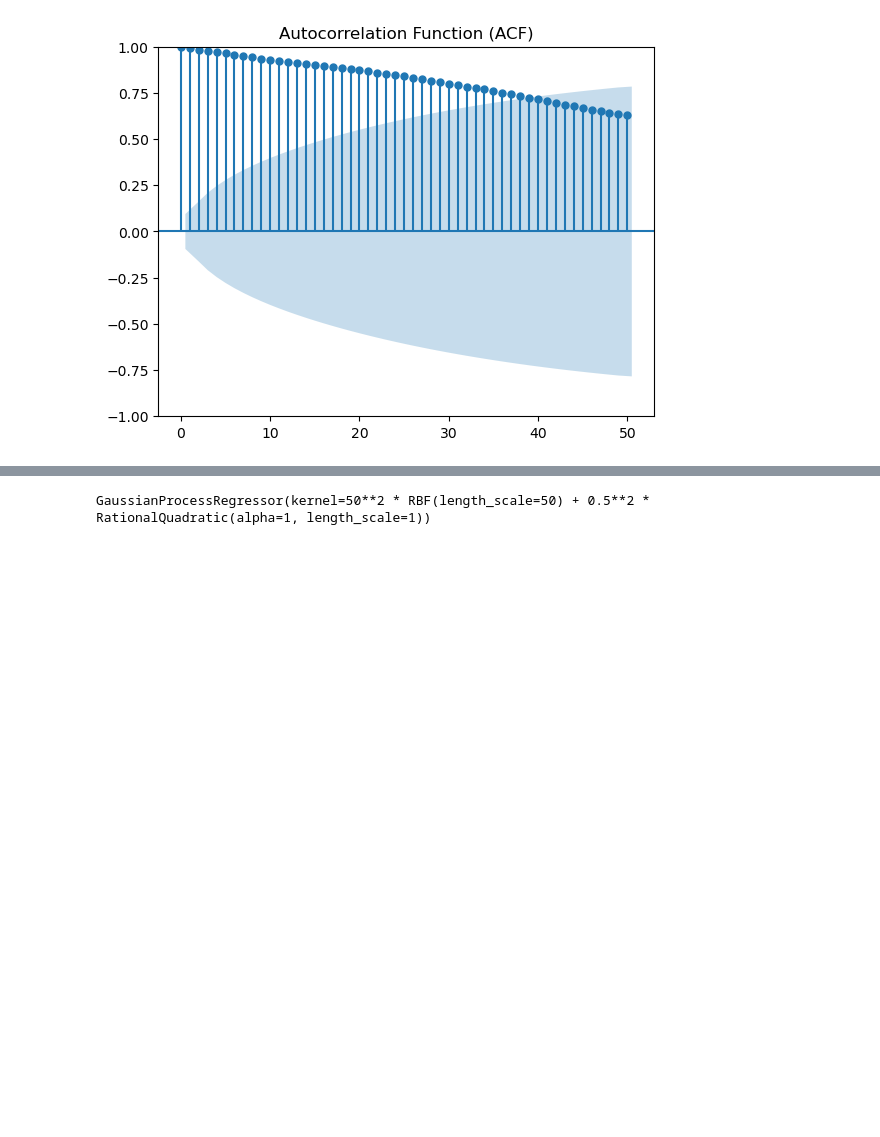
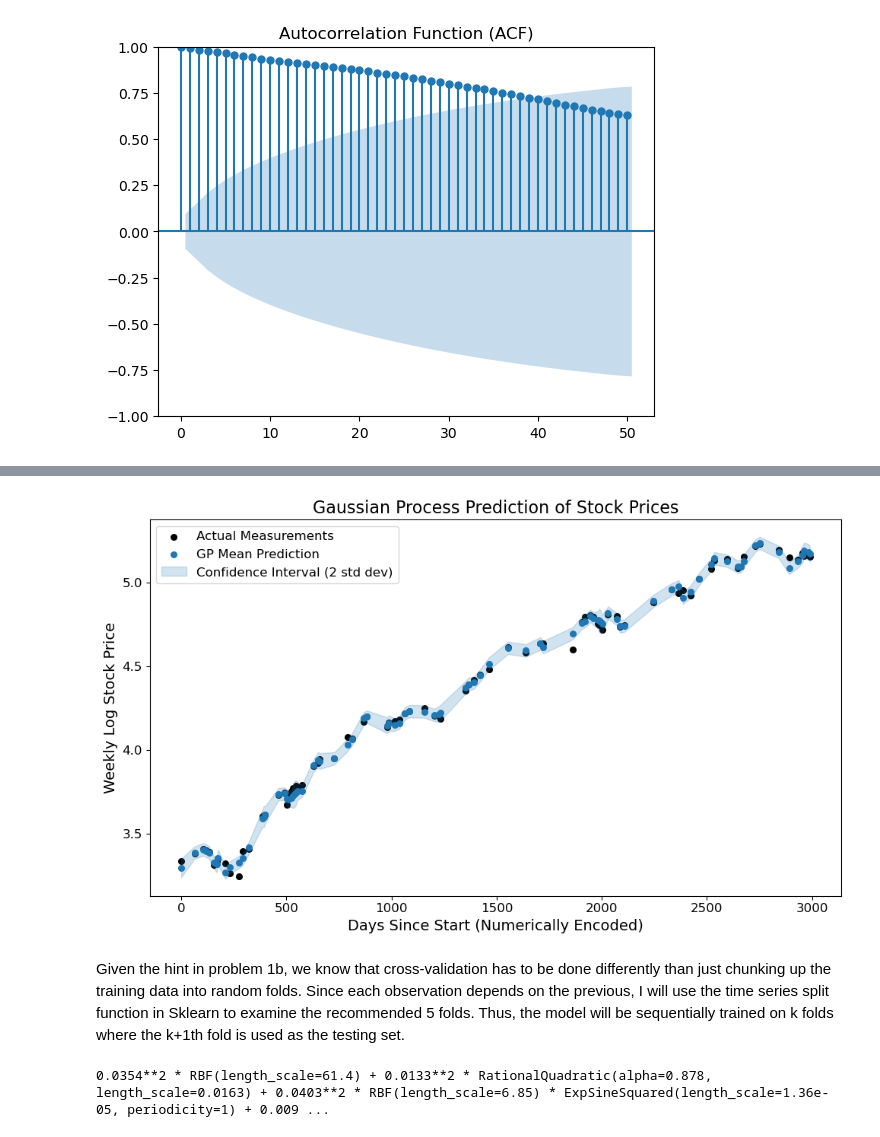
Before and after one commit to andrew-sugarman/midterm_557, a Jupyter notebook: scratch.ipynb, the cells around one changed output, grey strips where cells are left out. Drawn from its saved outputs; the diff is of its cells as text; code cells hidden in the pictures; blank space fills up the shorter version.

```diff
--- a/scratch.ipynb
+++ b/scratch.ipynb
@@ -100,33 +261,88 @@ X_train, X_test, y_train, y_test = train_test_split(x, y, test_size=0.2, random_
 # %%
-### Setting up a GP model
-
+### define data
 # convert datetime column to continuous so that it can be worked with more easily, as done in the volcano sklearn example
 df['date'] = pd.to_datetime(df['date'])
 reference_date = df['date'].min()
 df['days_since_start'] = (df['date'] - reference_date).dt.days
 
 # define data
 x = df['days_since_start'].values.reshape(-1, 1)
 y = df['log_stock_price']
 
 # split into training and testing set
 X_train, X_test, y_train, y_test = train_test_split(x, y, test_size=0.2, random_state=42)
 
+
 ### define kernel and mean functions
 from sklearn.gaussian_process.kernels import RBF
 from sklearn.gaussian_process.kernels import RationalQuadratic
+from sklearn.gaussian_process.kernels import ExpSineSquared
 from sklearn.gaussian_process import GaussianProcessRegressor
+from sklearn.gaussian_process.kernels import WhiteKernel
 
+## CHOOSE YOUR KERNEL - WITH periodicity
 length = 50
 k1 =  50.0**2 * RBF(length)
 k2 = 0.5**2 * RationalQuadratic(length_scale=1.0, alpha=1.0)
+k3 = (
+    5.0**2
+    * RBF(length_scale=100.0)
+    * ExpSineSquared(length_scale=1.0, periodicity=1.0, periodicity_bounds="fixed")
+)
+k4 = noise_kernel = 0.1**2 * RBF(length_scale=5) + WhiteKernel(
+    noise_level=0.1**2, noise_level_bounds=(1e-5, 1e5)
+)
+# define mixed kernel
+kernel = ( k1 + k2 + k3 + k4)
+kernel = k1 * k2
+#
+
+# PLOT THE RESULTS
+#plt.figure(figsize=(10, 6))
+# plt.scatter(df['days_since_start'], df['log_stock_price'], label='Original Data', color='black', s=10)
+
+## Train model and make predictions
+y_mean = 0
+gaussian_process = GaussianProcessRegressor(kernel=kernel, normalize_y=False)
+gaussian_process.fit(X_train, y_train - y_mean)
+y_pred, y_std = gaussian_process.predict(X_test, return_std=True)
+
+mean_y_pred, std_y_pred = gaussian_process.predict(X_test, return_std=True)
+# using a mean function of 0 seems to work pretty well
+
+plt.figure(figsize=(10, 6))
+plt.scatter(X_test, y_test, color="black", s=30, marker='o', label="Actual Measurements")
+
+plt.scatter(X_test, mean_y_pred, color="tab:blue", s=30, marker='o', label="GP Mean Prediction")
+
+
+sorted_indices = np.argsort(X_test.ravel())
+X_test_sorted = X_test.ravel()[sorted_indices]
+mean_y_pred_sorted = mean_y_pred[sorted_indices]
+std_y_pred_sorted = std_y_pred[sorted_indices]
+
+plt.fill_between(
+    X_test_sorted,
+    mean_y_pred_sorted - 2*std_y_pred_sorted,
+    mean_y_pred_sorted + 2*std_y_pred_sorted,
+    color="tab:blue",
+    alpha=0.2,
+    label="Confidence Interval (2 std dev)"
+)
+
+plt.legend(fontsize=12, loc='upper left')
+
+plt.xlabel("Days Since Start (Numerically Encoded)", fontsize=14)
+plt.ylabel("Weekly Log Stock Price", fontsize=14)
+plt.title("Gaussian Process Prediction of Stock Prices", fontsize=16)
+
+plt.xticks(fontsize=12)
+plt.yticks(fontsize=12)
+plt.tight_layout()
 
 #
-kernel = ( k1 + k2 )
-#
-
-y_mean = y.mean()
-gaussian_process = GaussianProcessRegressor(kernel=kernel, normalize_y=False)
-gaussian_process.fit(X_train, y_train - y_mean)
+plt.show()
 # %% [output]
-GaussianProcessRegressor(kernel=50**2 * RBF(length_scale=50) + 0.5**2 * RationalQuadratic(alpha=1, length_scale=1))
+[figure, added]
+# %% [markdown]
+Given the hint in problem 1b, we know that cross-validation has to be done differently than just chunking up the training data into random folds. Since each observation depends on the previous, I will use the time series split function in Sklearn to examine the recommended 5 folds. Thus, the model will be sequentially trained on k folds where the k+1th fold is used as the testing set.
@@ -132,0 +413,5 @@ GaussianProcessRegressor(kernel=50**2 * RBF(length_scale=50) + 0.5**2 * Rational
+# %%
+# Print the structure of one of the kernel objects to see how to access the parameters
+print(params[0])
+# %% [output]
+0.0354**2 * RBF(length_scale=61.4) + 0.0133**2 * RationalQuadratic(alpha=0.878, length_scale=0.0163) + 0.0403**2 * RBF(length_scale=6.85) * ExpSineSquared(length_scale=1.36e-05, periodicity=1) + 0.009 ...
```
Also changed, not shown: parts of 10 cells of this notebook, 3 other files.
